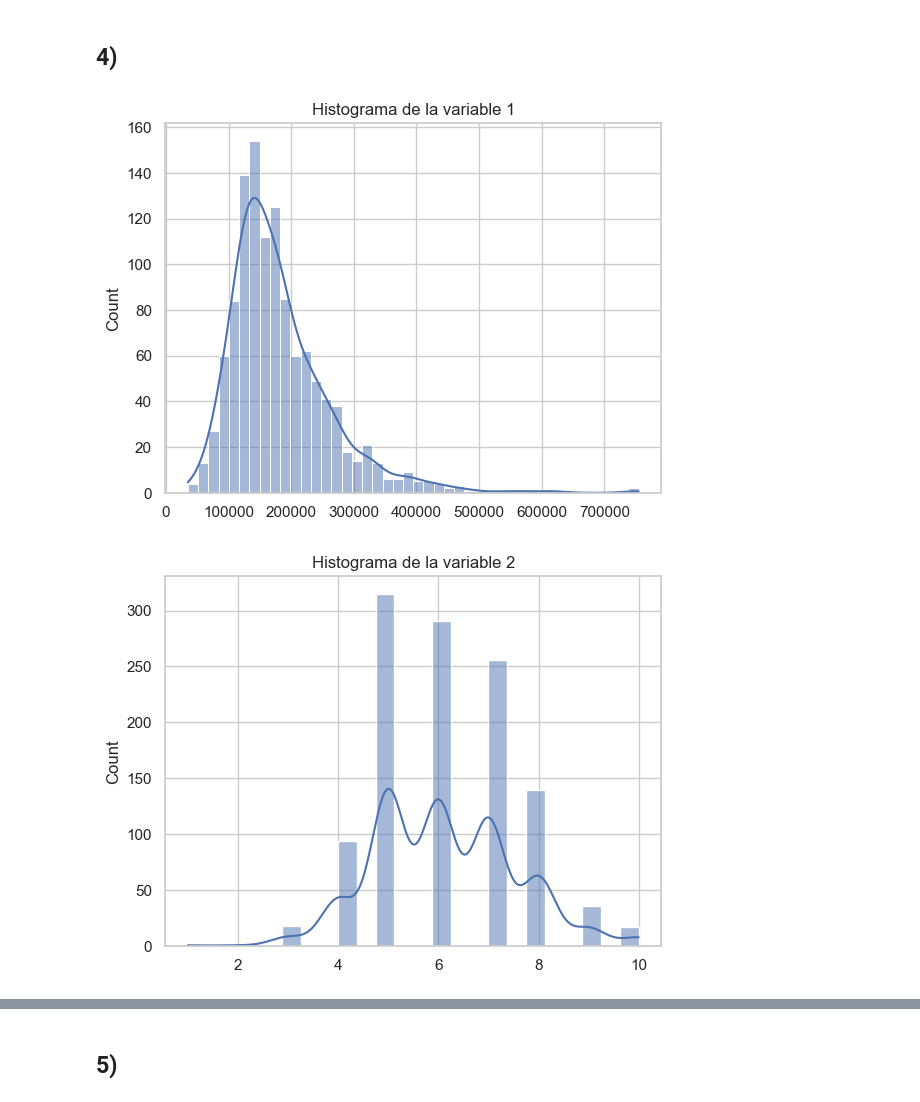
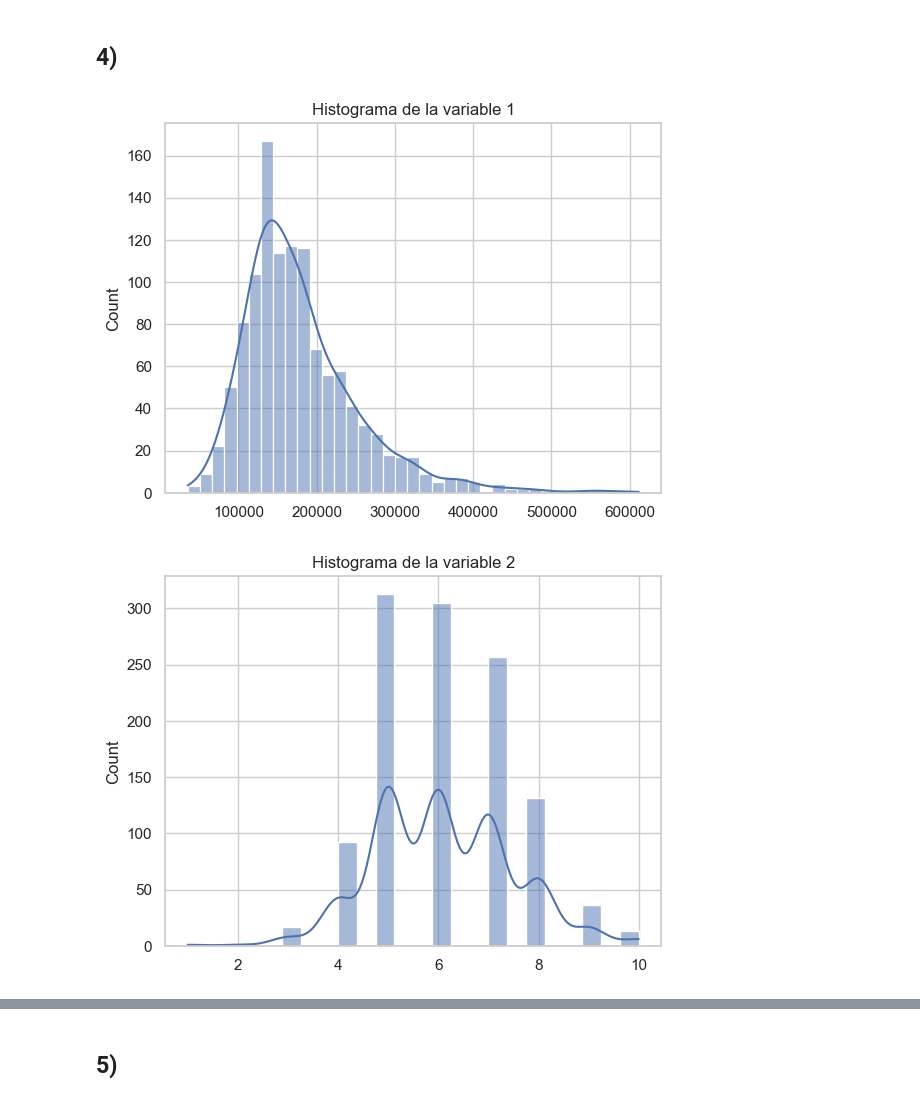
Before and after one commit to Yelt17/Proyecto1_Yeltsin_Alvarado_2400539, a Jupyter notebook: Proyecto_1_24000539.ipynb, the cells around one changed output, grey strips where cells are left out. Saved outputs shown, nothing was run; the diff lists cells and outputs as text; code cells hidden in the pictures.

```diff
--- a/Proyecto_1_24000539.ipynb
+++ b/Proyecto_1_24000539.ipynb
@@ -10,34 +14,39 @@ import sklearn as sk
 # %% [markdown]
 ## 2)
 # %%
-arr = np.load('proyecto_training_data.npy', allow_pickle = False)
-arr.shape
-#se mezcla aleatoriamente los datos dentro del arr
+# Cargan los datos
+arr = np.load('proyecto_training_data.npy', allow_pickle=False)
+
+# Preprocesamiento para reemplazar infinitos por NaN
+# Nota: np.inf captura tanto positivos como negativos infinitos
+arr = np.where(np.isinf(arr), np.nan, arr)
+
+# Se mezcla aleatoriamente los datos dentro del arr
 np.random.shuffle(arr)
 
+# Seleccionar el 80% del arreglo para entrenamiento y el 20% restante para test
+pct = int(arr.shape[0] * 0.8)
+ochenta_x_ciento = arr[:pct]
+test = arr[pct:]
 
-# Seleccionar el 80% del arreglo
-pct = int(len(arr) * 0.8)
-primeros_80_por_ciento = arr[:pct]
-test = arr[pct:]
-#test split
+# Conversión a DataFrame
+columnas = ['SalePrice', 'OverallQual', 'First Floor Square Feet', 'totRoomAbov', 'YearBuilt', 'LinearFeetStrconnecproperty']
+ochenta_x_ciento_df = pd.DataFrame(ochenta_x_ciento, columns=columnas)
+test_df = pd.DataFrame(test, columns=columnas)
+
+# Verificar las formas de los conjuntos de datos
+print(ochenta_x_ciento_df.shape, test_df.shape)
 
 
-# le doy forma a las columnas, aqui queria agregarle nombre a las columnas pero lo quite porque en los siguientes incisos no podia leer loos array
-#primeros_80_por_ciento = pd.DataFrame (primeros_80_por_ciento,columns =['SalesPrice','OverallQual','1stFlrSF','totRmsAbvgrd','YearBuilt','LotFrontage'])
-#test = pd.DataFrame(test)
-#primeros_80_por_ciento = pd.DataFrame(primeros_80_por_ciento)
-#test.set_axis(['SalesPrice','OverallQual','First Floor Square Feet','total RoomsAbove grd','YearBuilt','Linear Feet of Street connected to property'], axis='columns')
-#test = pd.DataFrame (test,columns =['SalesPrice','OverallQual','1stFlrSF','totRmsAbvgrd','YearBuilt','LotFrontage'])
-
+#print(ochenta_x_ciento[0:5])
 #verifico que los tamanos de los array sean correctos
 print('El tamano del arr es de: ',len(arr)/1460)
-print ('El tamano del 80% es de: ',len(primeros_80_por_ciento)/1460)
+print ('El tamano del 80% es de: ',len(ochenta_x_ciento)/1460)
 print ('El tamano del test o 20% es de: ',len(test)/1460)
 print('----------------------------')
 #print(test)
 
 
-print("Tamaño del 80% del arreglo:", len(primeros_80_por_ciento))
+print("Tamaño del 80% del arreglo:", len(ochenta_x_ciento))
 #print(primeros_80_por_ciento)
 # %% [output]
@@ -70,14 +96,14 @@ La desviación estandar es: 74381.6922035398
 # %%
 
 # Configura el estilo de los gráficos
 sns.set(style='whitegrid')
 
 # Sabemos que es un arreglo 2D donde cada columna es una variable
-for i in range(primeros_80_por_ciento.shape[1]):
+for i in range(ochenta_x_ciento.shape[1]):
     plt.figure()  # Crea una nueva figura para cada histograma
-    sns.histplot(primeros_80_por_ciento[:, i], kde=True)  # kde=True agrega una estimación de densidad kernel
+    sns.histplot(ochenta_x_ciento[:, i], kde=True)  # kde=True agrega una estimación de densidad kernel
     plt.title(f'Histograma de la variable {i+1}')
     plt.show()
 # %% [output]
-[figure, old version]
+[figure, new version]
-[figure, old version]
+[figure, new version]
```
Also changed, not shown: parts of 14 cells of this notebook.
